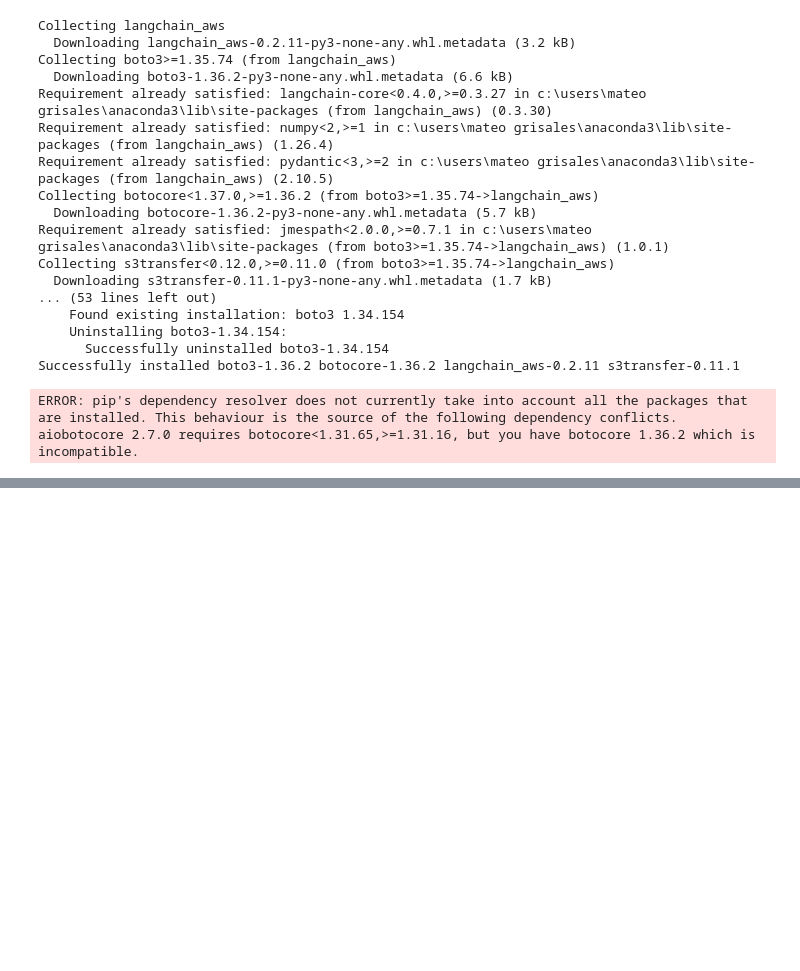
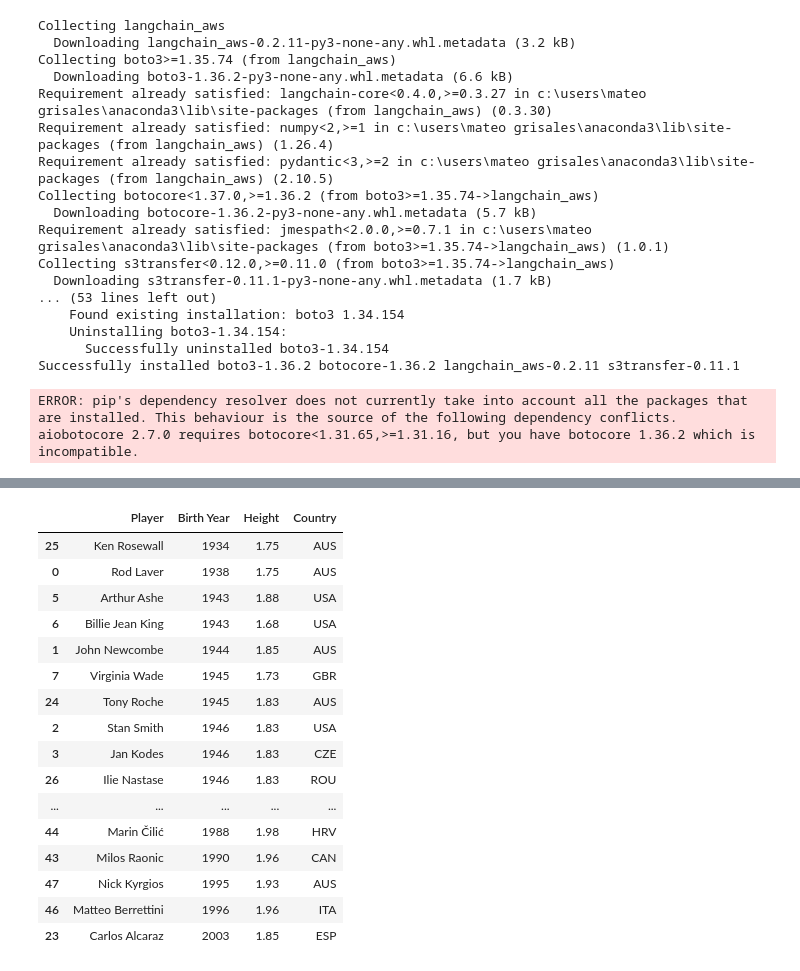
Before and after one commit to mateotenis98/MEN, a Jupyter notebook: Wimbledon_finals.ipynb, the cells around one changed output, grey strips where cells are left out. Saved outputs shown, nothing was run; the diff lists cells and outputs as text; code cells hidden in the pictures; blank space fills up the shorter version.

```diff
--- a/Wimbledon_finals.ipynb
+++ b/Wimbledon_finals.ipynb
@@ -103,0 +110,14 @@ La edición de 2024 se disputará presumiblemente entre finales de junio y media
+# %%
+def get_player_info():
+    prompt_content = """
+    Provide only information about the following tennis professional player {player}, strictly in this format:
+    ["<name>", <birth year, e.g., 1998, 2002>, <height in m, e.g., 1.8, 2.01>, "<birth country in  ISO 3166-1 alpha-3, e.g., USA, FRA>"]
+
+    The height should be given in hours with decimals if necessary.
+    Do not include additional information or explanations.
+    If there is no available data fill the list with ["<name>", None, None, None]
+    """
+    return PromptTemplate(
+        input_variables=["player"],
+        template=prompt_content,
+    )
@@ -103,0 +147,23 @@ La edición de 2024 se disputará presumiblemente entre finales de junio y media
+# %%
+players = players.dropna(subset=['Birth Year'])
+players['Birth Year'] = players['Birth Year'].astype(int)
+players = players.sort_values(by='Birth Year')
+players
+# %% [output]
+|  | Player | Birth Year | Height | Country |
+| 25 | Ken Rosewall | 1934 | 1.75 | AUS |
+| 0 | Rod Laver | 1938 | 1.75 | AUS |
+| 5 | Arthur Ashe | 1943 | 1.88 | USA |
+| 6 | Billie Jean King | 1943 | 1.68 | USA |
+| 1 | John Newcombe | 1944 | 1.85 | AUS |
+| 7 | Virginia Wade | 1945 | 1.73 | GBR |
+| 24 | Tony Roche | 1945 | 1.83 | AUS |
+| 2 | Stan Smith | 1946 | 1.83 | USA |
+| 3 | Jan Kodes | 1946 | 1.83 | CZE |
+| 26 | Ilie Nastase | 1946 | 1.83 | ROU |
+| ... | ... | ... | ... | ... |
+| 44 | Marin Čilić | 1988 | 1.98 | HRV |
+| 43 | Milos Raonic | 1990 | 1.96 | CAN |
+| 47 | Nick Kyrgios | 1995 | 1.93 | AUS |
+| 46 | Matteo Berrettini | 1996 | 1.96 | ITA |
+| 23 | Carlos Alcaraz | 2003 | 1.85 | ESP |
```
Also changed, not shown: parts of 19 cells of this notebook, 3 other files.
